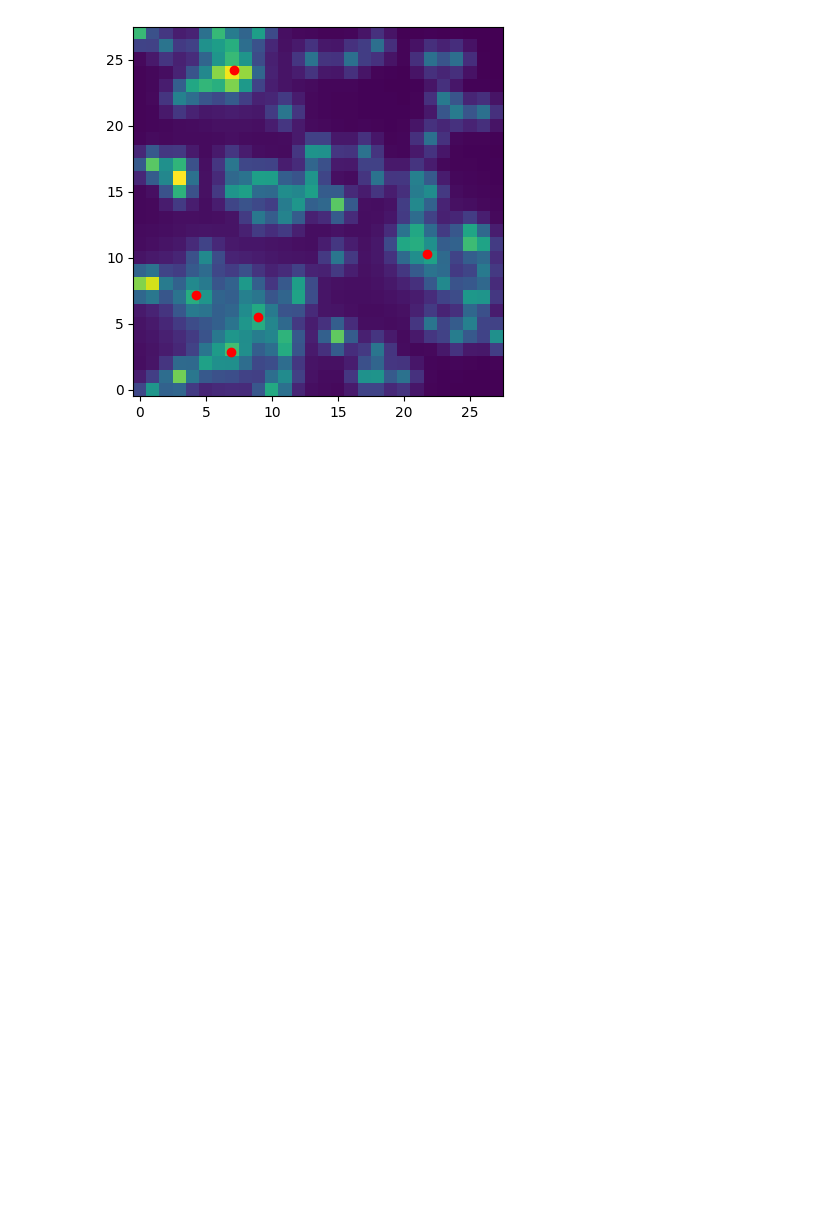
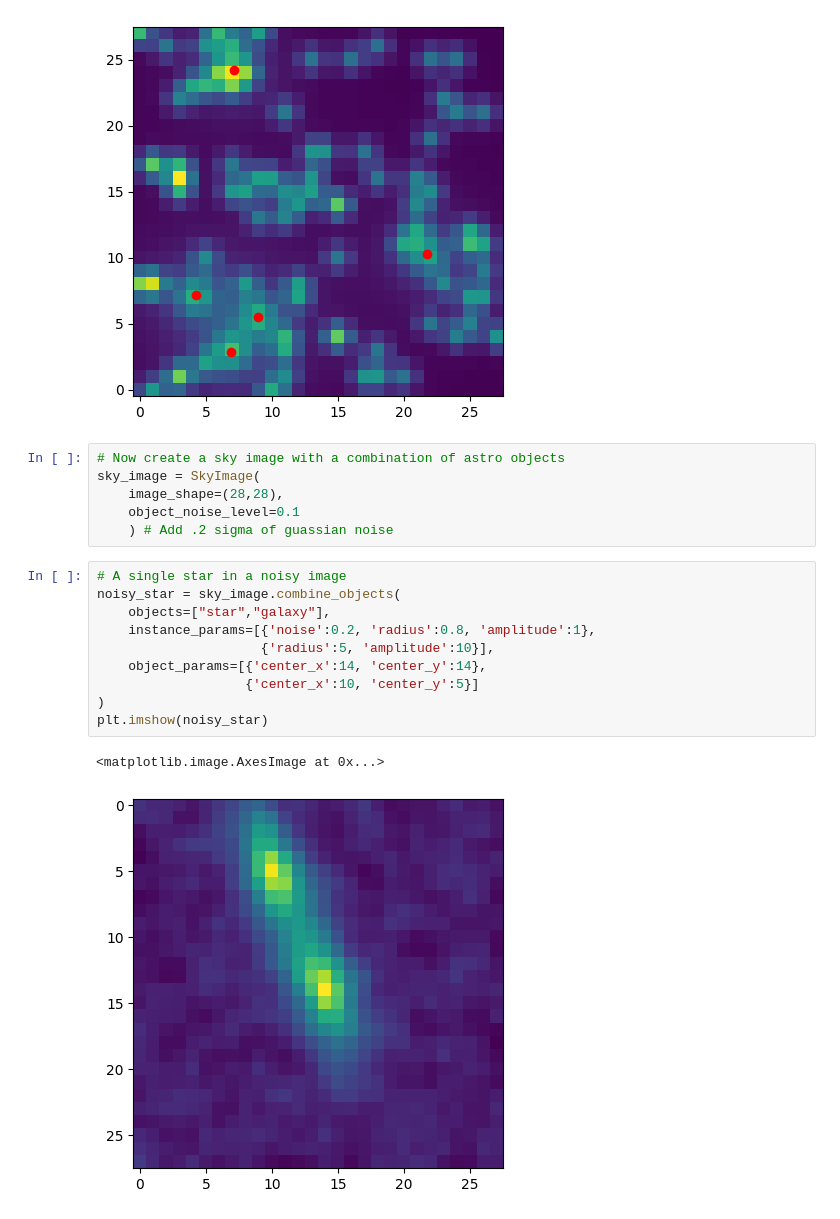
Before and after one commit to deepskies/DeepBench, a Jupyter notebook: notebooks/Astro Object Example.ipynb, the cells around one changed output. Cells and saved outputs as stored; diff of their text form; blank space fills up the shorter version.

Commit message:
uses combine object and a galaxy

```diff
--- a/notebooks/Astro Object Example.ipynb
+++ b/notebooks/Astro Object Example.ipynb
@@ -73,3 +69,22 @@ plt.scatter(x_position, y_position, color = 'red')
 plt.show()
 # %% [output]
 [figure]
+# %%
+# Now create a sky image with a combination of astro objects
+sky_image = SkyImage(
+    image_shape=(28,28),
+    object_noise_level=0.1
+    ) # Add .2 sigma of guassian noise
+# %%
+# A single star in a noisy image
+noisy_star = sky_image.combine_objects(
+    objects=["star","galaxy"],
+    instance_params=[{'noise':0.2, 'radius':0.8, 'amplitude':1},
+                     {'radius':5, 'amplitude':10}],
+    object_params=[{'center_x':14, 'center_y':14},
+                   {'center_x':10, 'center_y':5}]
+)
+plt.imshow(noisy_star)
+# %% [output]
+<matplotlib.image.AxesImage at 0x...>
+[figure, added]
```
Also changed, not shown: parts of 5 cells of this notebook.
